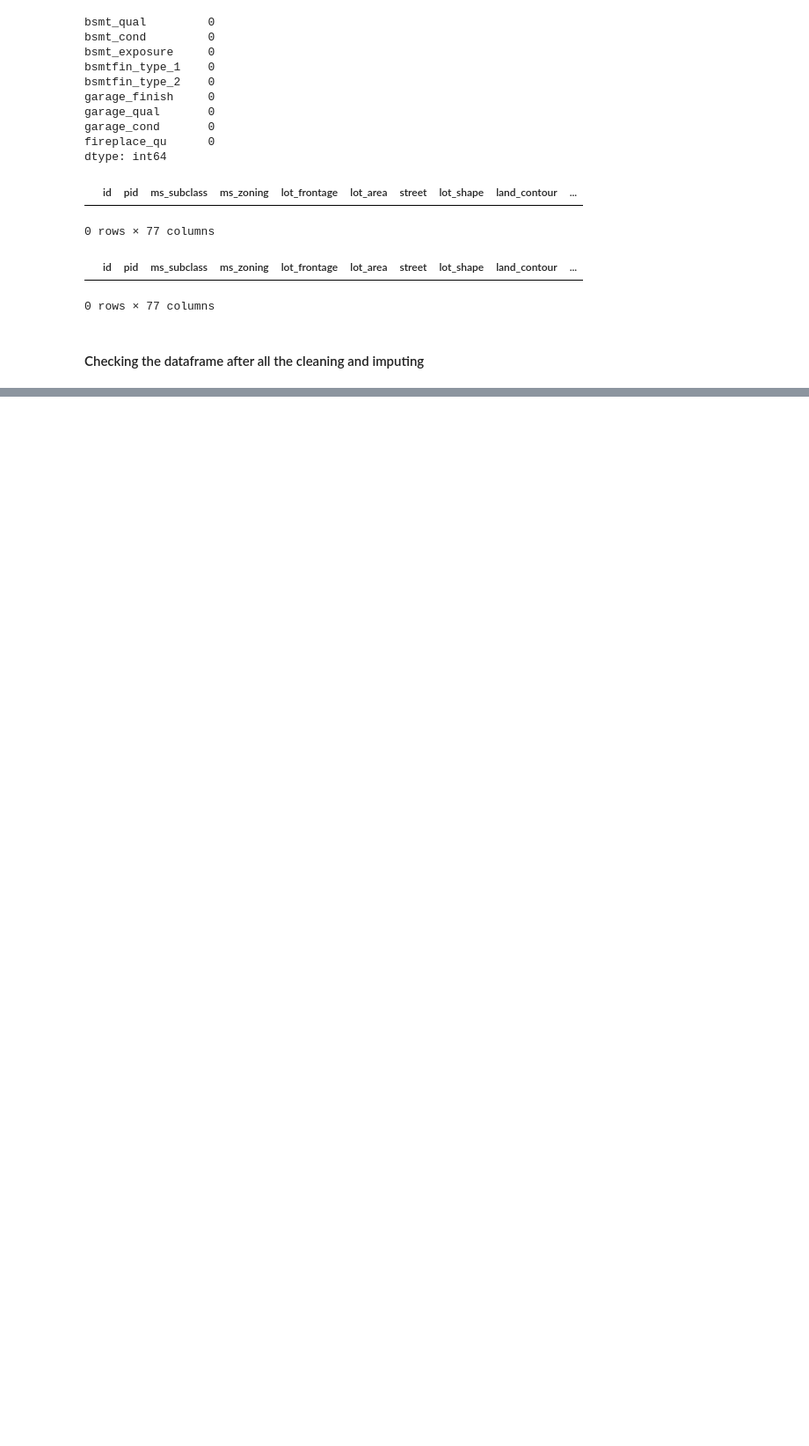
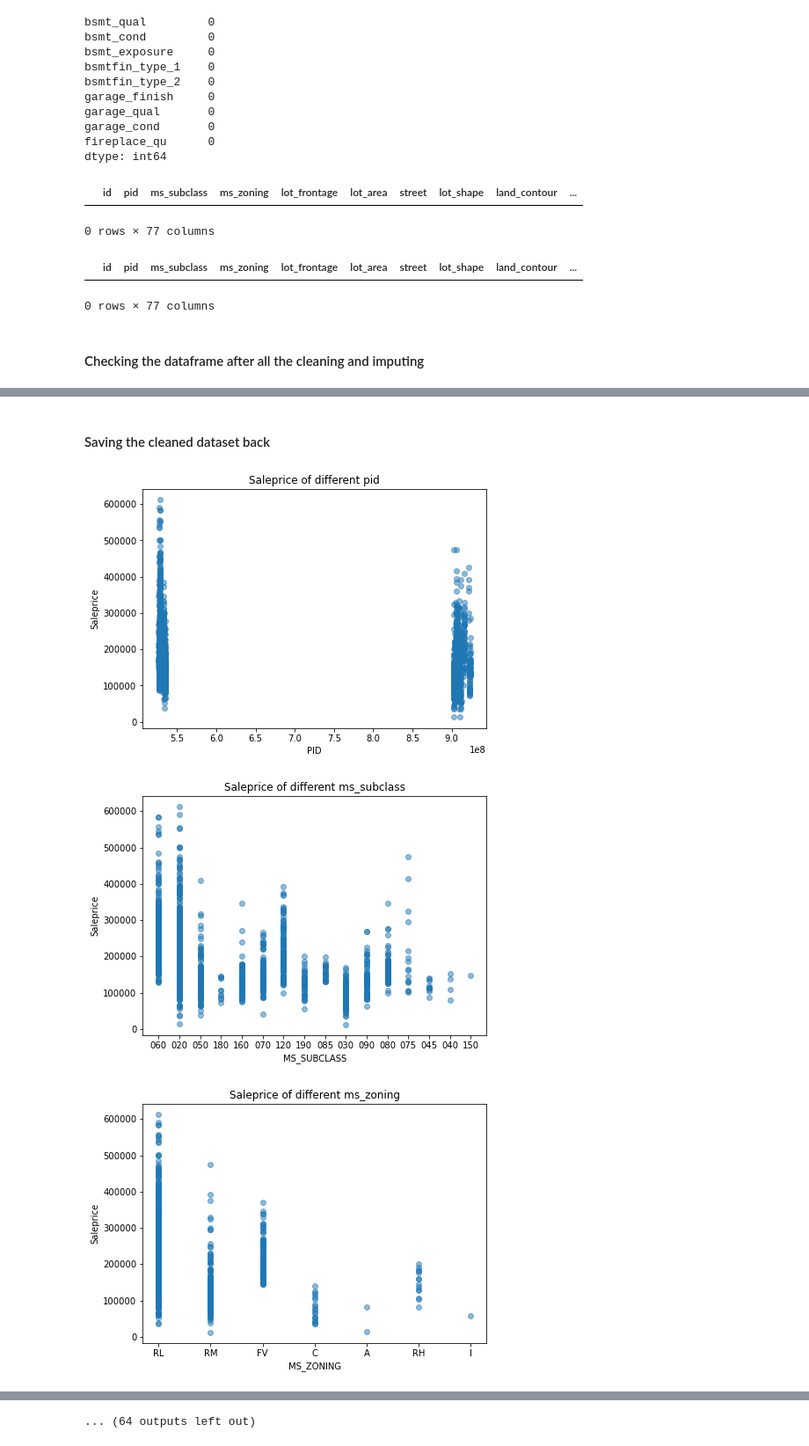
Before and after one commit to sabaiitj/Ames-Housing-Data, a Jupyter notebook: Saba_project_2.ipynb, the cells around one changed output, grey strips where cells are left out. Shown at 88% size. Cells and saved outputs as stored; diff of their text form; code cells hidden in the pictures; blank space fills up the shorter version.

```diff
--- a/Saba_project_2.ipynb
+++ b/Saba_project_2.ipynb
@@ -527,7 +527,7 @@ discrete =['year_built','year_remod/add','bsmt_full_bath', 'bsmt_half_bath', 'fu
 continuous= ['lot_frontage','lot_area','mas_vnr_area','bsmtfin_sf_1',
     'bsmtfin_sf_2','bsmt_unf_sf', 'total_bsmt_sf','1st_flr_sf', 'flr2nd_sf', 'low_qual_fin_sf',
     'gr_liv_area','garage_area','wood_deck_sf', 'open_porch_sf', 'enclosed_porch', 'ssn3_porch',
-       'screen_porch', 'pool_area','misc_val','saleprice']
+       'screen_porch', 'pool_area','misc_val']
 # %% [markdown]
 ### Nominal Entries, Unique values etc
 # %%
@@ -1942,0 +1922,15 @@ memory usage: 1.2+ MB
+# %% [markdown]
+#### Saving the cleaned dataset back
+# %%
+for col in df.columns:
+    figure, ax = plt.subplots(1,1,figsize = (7,5))
+
+    ax.scatter(df[col], df['saleprice'],label='scatter',alpha=0.5)
+    ax.set(xlabel=col.upper(),
+              ylabel='Saleprice',
+              title=('Saleprice of different '+col))
+    plt.show()
+# %% [output]
+[figure, new version]
+[figure, new version]
+[figure, new version]
@@ -1942,0 +1946 @@ memory usage: 1.2+ MB
+... (64 outputs left out)
```
Also changed, not shown: parts of 68 cells of this notebook, 2 other files.
